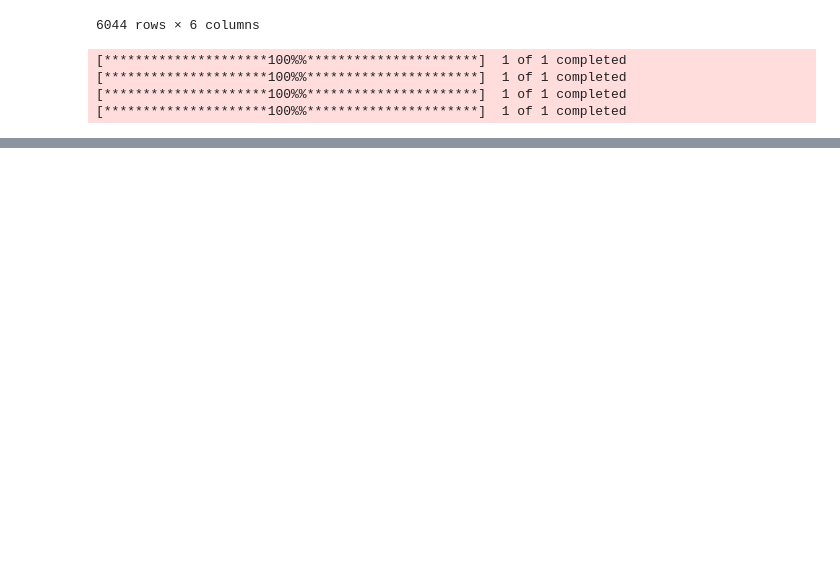
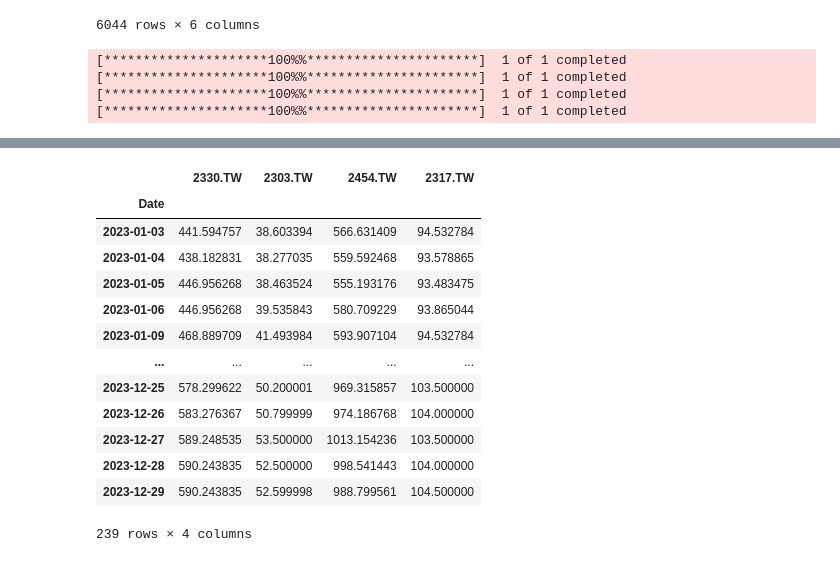
Before and after one commit to angelaleepython/__2024_01_28_Sunday, a Jupyter notebook: lesson18/lesson19/lesson19_5.ipynb, the cells around one changed output, grey strips where cells are left out. Cells and saved outputs as stored; diff of their text form; code cells hidden in the pictures; blank space fills up the shorter version.

```diff
--- a/lesson18/lesson19/lesson19_5.ipynb
+++ b/lesson18/lesson19/lesson19_5.ipynb
@@ -67,0 +82,17 @@ price_df
+# %%
+price_df.loc['2023']
+# %% [output]
+|  | 2330.TW | 2303.TW | 2454.TW | 2317.TW |
+| Date |  |  |  |  |
+| 2023-01-03 | 441.594757 | 38.603394 | 566.631409 | 94.532784 |
+| 2023-01-04 | 438.182831 | 38.277035 | 559.592468 | 93.578865 |
+| 2023-01-05 | 446.956268 | 38.463524 | 555.193176 | 93.483475 |
+| 2023-01-06 | 446.956268 | 39.535843 | 580.709229 | 93.865044 |
+| 2023-01-09 | 468.889709 | 41.493984 | 593.907104 | 94.532784 |
+| ... | ... | ... | ... | ... |
+| 2023-12-25 | 578.299622 | 50.200001 | 969.315857 | 103.500000 |
+| 2023-12-26 | 583.276367 | 50.799999 | 974.186768 | 104.000000 |
+| 2023-12-27 | 589.248535 | 53.500000 | 1013.154236 | 103.500000 |
+| 2023-12-28 | 590.243835 | 52.500000 | 998.541443 | 104.000000 |
+| 2023-12-29 | 590.243835 | 52.599998 | 988.799561 | 104.500000 |
+239 rows × 4 columns
```
Also changed, not shown: parts of 9 cells of this notebook.
